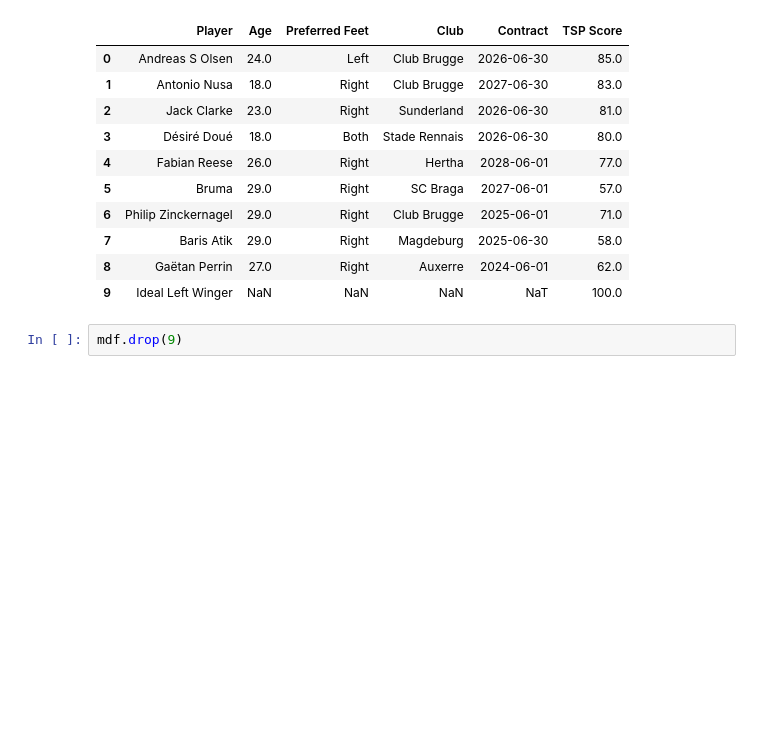
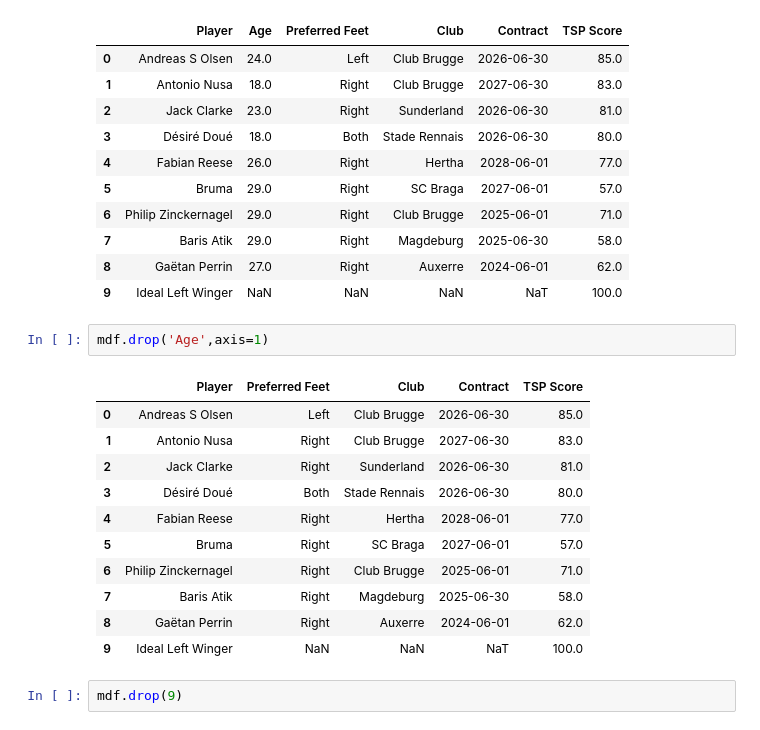
Before and after one commit to Senthilabi/Pandas_practice, a Jupyter notebook: TopDashboardPlot.ipynb, the cells around one changed output. Cells and saved outputs as stored; diff of their text form; blank space fills up the shorter version.

```diff
--- a/TopDashboardPlot.ipynb
+++ b/TopDashboardPlot.ipynb
@@ -63,6 +66,20 @@ mdf
 | 7 | Baris Atik | 29.0 | Right | Magdeburg | 2025-06-30 | 58.0 |
 | 8 | Gaëtan Perrin | 27.0 | Right | Auxerre | 2024-06-01 | 62.0 |
 | 9 | Ideal Left Winger | NaN | NaN | NaN | NaT | 100.0 |
+# %%
+mdf.drop('Age',axis=1)
+# %% [output]
+|  | Player | Preferred Feet | Club | Contract | TSP Score |
+| 0 | Andreas S Olsen | Left | Club Brugge | 2026-06-30 | 85.0 |
+| 1 | Antonio Nusa | Right | Club Brugge | 2027-06-30 | 83.0 |
+| 2 | Jack Clarke | Right | Sunderland | 2026-06-30 | 81.0 |
+| 3 | Désiré Doué | Both | Stade Rennais | 2026-06-30 | 80.0 |
+| 4 | Fabian Reese | Right | Hertha | 2028-06-01 | 77.0 |
+| 5 | Bruma | Right | SC Braga | 2027-06-01 | 57.0 |
+| 6 | Philip Zinckernagel | Right | Club Brugge | 2025-06-01 | 71.0 |
+| 7 | Baris Atik | Right | Magdeburg | 2025-06-30 | 58.0 |
+| 8 | Gaëtan Perrin | Right | Auxerre | 2024-06-01 | 62.0 |
+| 9 | Ideal Left Winger | NaN | NaN | NaT | 100.0 |
 # %%
 mdf.drop(9)
 # %% [output]
```
Also changed, not shown: parts of 1 cell of this notebook, 4 other files.
